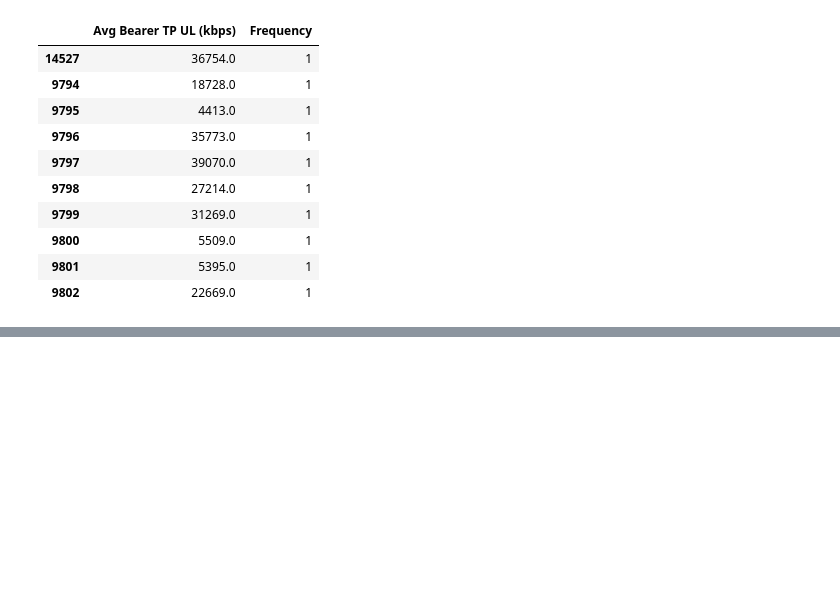
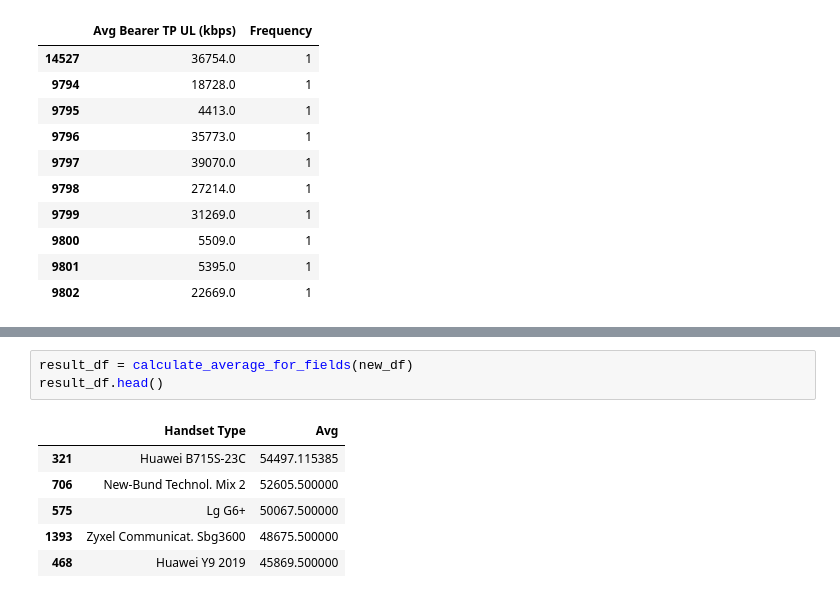
Before and after one commit to Azizadx/user_analytics_in_the_telecommunication, a Jupyter notebook: notebooks/experence_analytics/experence_analytics.ipynb, the cells around one changed output, grey strips where cells are left out. Saved outputs shown, nothing was run; the diff lists cells and outputs as text; blank space fills up the shorter version.

```diff
--- a/notebooks/experence_analytics/experence_analytics.ipynb
+++ b/notebooks/experence_analytics/experence_analytics.ipynb
@@ -336,0 +353,10 @@ bottom_10_result
+# %%
+result_df = calculate_average_for_fields(new_df)
+result_df.head()
+# %% [output]
+|  | Handset Type | Avg |
+| 321 | Huawei B715S-23C | 54497.115385 |
+| 706 | New-Bund Technol. Mix 2 | 52605.500000 |
+| 575 | Lg G6+ | 50067.500000 |
+| 1393 | Zyxel Communicat. Sbg3600 | 48675.500000 |
+| 468 | Huawei Y9 2019 | 45869.500000 |
```
Also changed, not shown: parts of 13 cells of this notebook.
